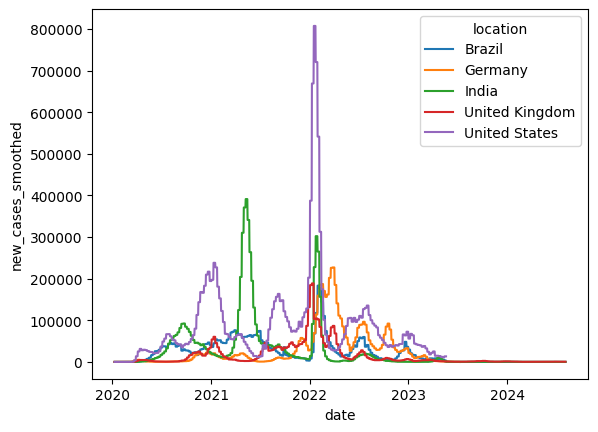
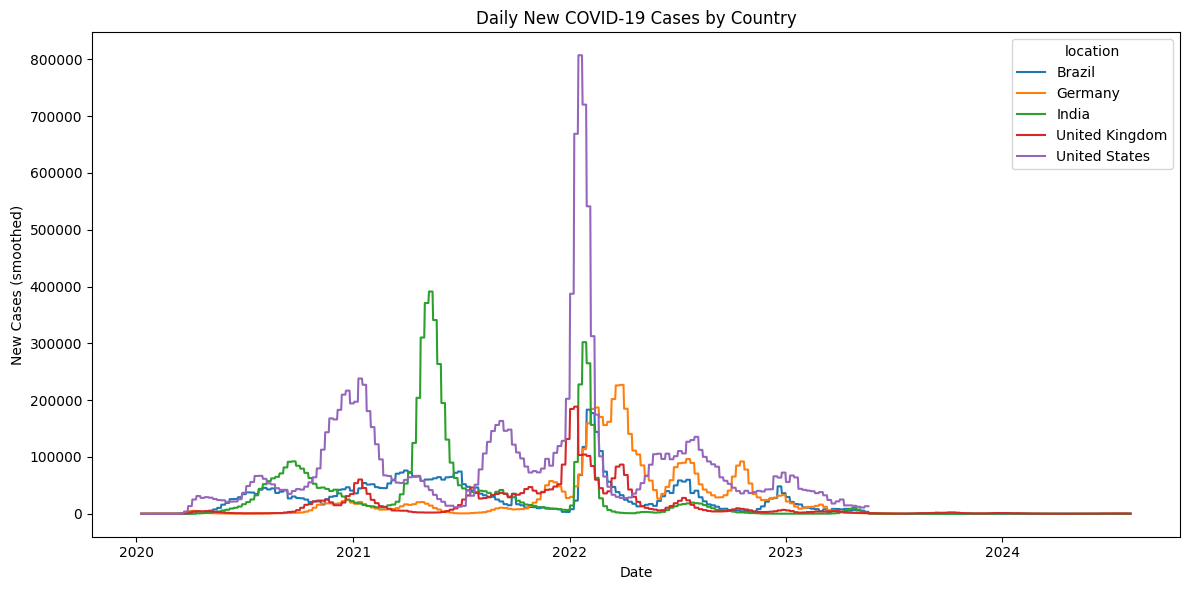
The notebook cell's code change between the first figure and the second:
--- before
+++ after
@@ -1,2 +1,9 @@
 df_countries['date'] = pd.to_datetime(df_countries['date'])
+plt.figure(figsize=(12, 6))
 sns.lineplot(data=df_countries, x='date', y='new_cases_smoothed', hue='location')
+plt.title('Daily New COVID-19 Cases by Country')
+plt.xlabel('Date')
+plt.ylabel('New Cases (smoothed)')
+plt.tight_layout()
+plt.savefig('../figures/cases_by_country.png', dpi=150, bbox_inches='tight')
+plt.show()

Commit: Add figures, complete README, finalise project